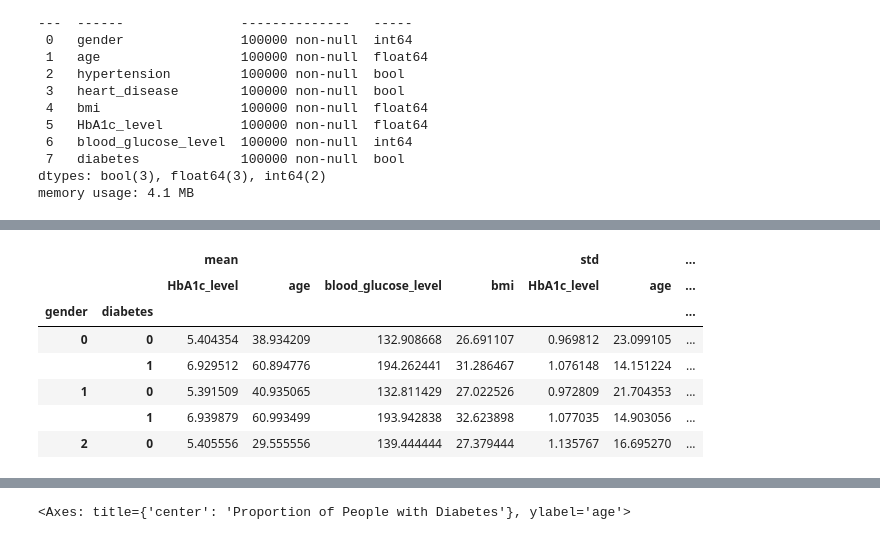
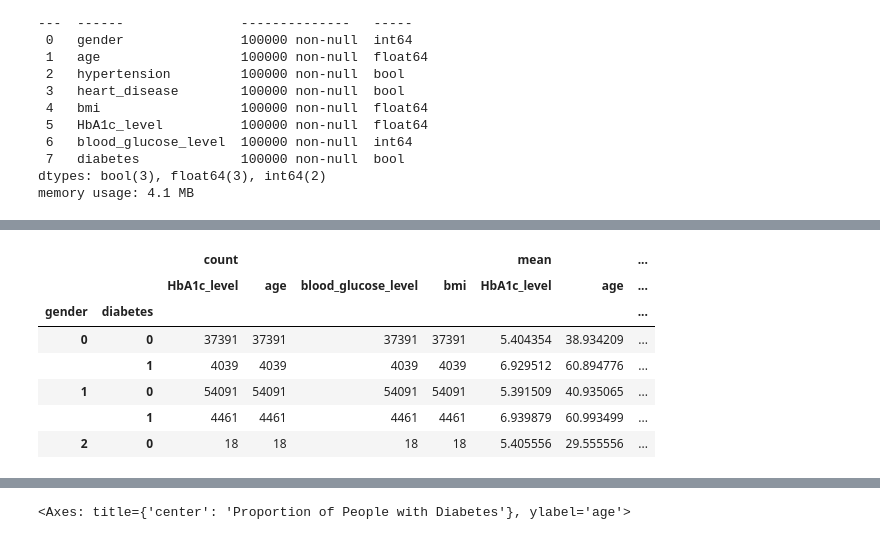
Before and after one commit to 40339093/22WSD574_ML_Coursework2, a Jupyter notebook: Coursework2.ipynb, the cells around one changed output, grey strips where cells are left out. Drawn from its saved outputs; the diff is of its cells as text; code cells hidden in the pictures.

```diff
--- a/Coursework2.ipynb
+++ b/Coursework2.ipynb
@@ -129,11 +131,11 @@ HbA1c level is unsuiatble for diagnosing Type 1 vs Type 2 Diabetes according to
 # %%
-raw_df.pivot_table(values=["age", "bmi", "HbA1c_level", "blood_glucose_level"], index=["gender","diabetes"], aggfunc=[np.mean, np.std, min, max])
+raw_df.pivot_table(values=["age", "bmi", "HbA1c_level", "blood_glucose_level"], index=["gender","diabetes"], aggfunc=["count", np.mean, np.std, min, max])
 # %% [output]
-|  |  | mean |  |  |  | std |  | ... |
+|  |  | count |  |  |  | mean |  | ... |
 |  |  | HbA1c_level | age | blood_glucose_level | bmi | HbA1c_level | age | ... |
 | gender | diabetes |  |  |  |  |  |  | ... |
-| 0 | 0 | 5.404354 | 38.934209 | 132.908668 | 26.691107 | 0.969812 | 23.099105 | ... |
-|  | 1 | 6.929512 | 60.894776 | 194.262441 | 31.286467 | 1.076148 | 14.151224 | ... |
-| 1 | 0 | 5.391509 | 40.935065 | 132.811429 | 27.022526 | 0.972809 | 21.704353 | ... |
-|  | 1 | 6.939879 | 60.993499 | 193.942838 | 32.623898 | 1.077035 | 14.903056 | ... |
-| 2 | 0 | 5.405556 | 29.555556 | 139.444444 | 27.379444 | 1.135767 | 16.695270 | ... |
+| 0 | 0 | 37391 | 37391 | 37391 | 37391 | 5.404354 | 38.934209 | ... |
+|  | 1 | 4039 | 4039 | 4039 | 4039 | 6.929512 | 60.894776 | ... |
+| 1 | 0 | 54091 | 54091 | 54091 | 54091 | 5.391509 | 40.935065 | ... |
+|  | 1 | 4461 | 4461 | 4461 | 4461 | 6.939879 | 60.993499 | ... |
+| 2 | 0 | 18 | 18 | 18 | 18 | 5.405556 | 29.555556 | ... |
```
Also changed, not shown: parts of 11 cells of this notebook, 1 other file.
